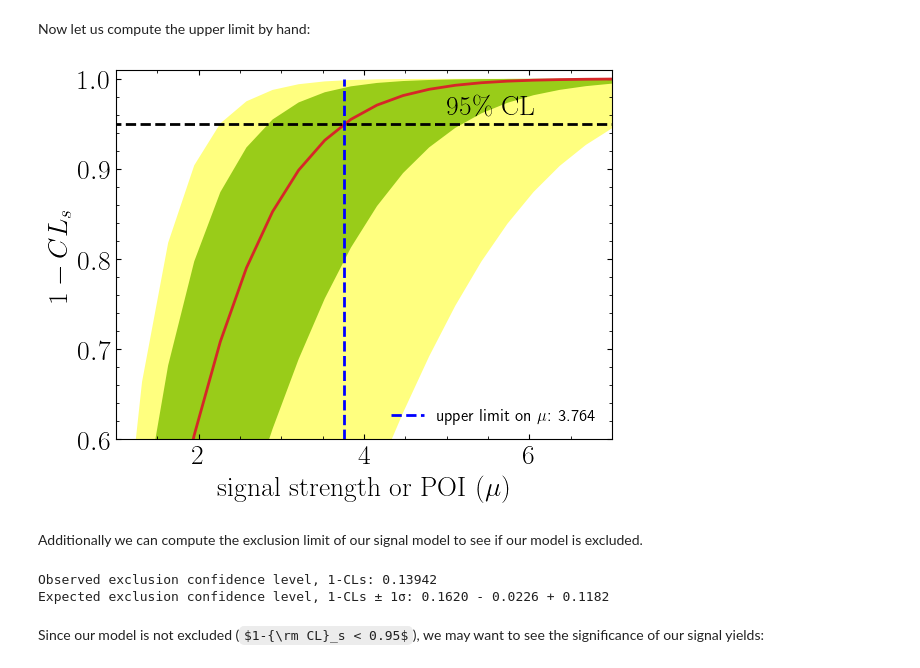
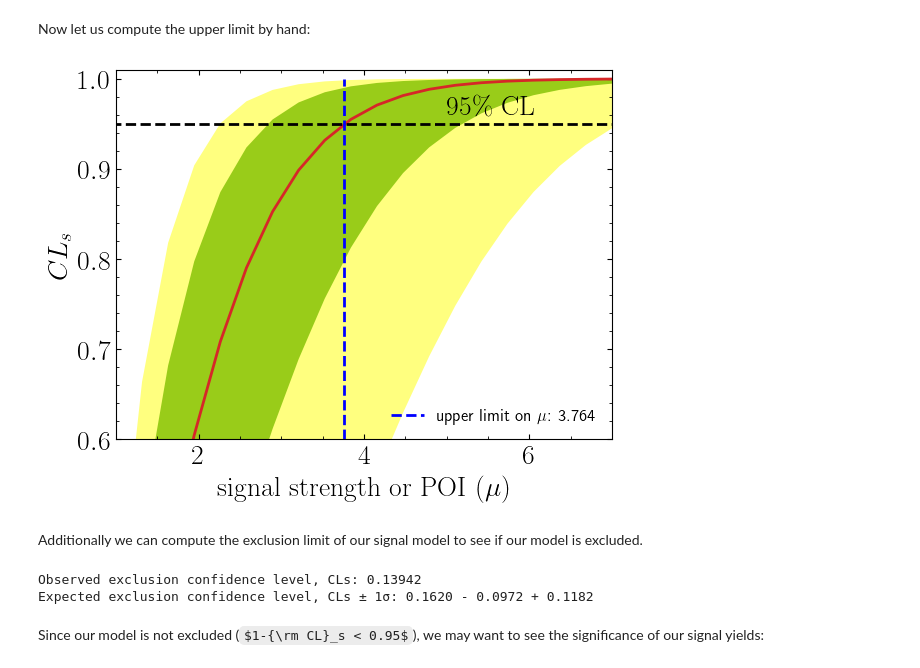
Before and after one commit to SpeysideHEP/spey, a Jupyter notebook: docs/tutorials/histogram.ipynb, the cells around one changed output. Drawn from its saved outputs; the diff is of its cells as text; code cells hidden in the pictures; some formulas as TeX source.

```diff
--- a/docs/tutorials/histogram.ipynb
+++ b/docs/tutorials/histogram.ipynb
@@ -151,38 +151,38 @@ poiUL = np.array(
 # %%
 plt.plot(poi, poiUL[:, 2], color="tab:red")
 plt.fill_between(poi, poiUL[:, 1], poiUL[:, 3], alpha=0.8, color="green", lw=0)
 plt.fill_between(poi, poiUL[:, 0], poiUL[:, 4], alpha=0.5, color="yellow", lw=0)
 plt.plot(
     [muUL_apost, muUL_apost],
     [0, 1],
     ls="dashed",
     color="b",
     label=f"upper limit on $\\mu$: {muUL_apost:.3f}",
 )
 plt.plot([0, 10], [0.95, 0.95], color="k", ls="dashed")
 plt.xlabel(r"${\rm signal\ strength\ or\ POI }\ (\mu)$")
-plt.ylabel("$1-CL_s$")
+plt.ylabel("$CL_s$")
 plt.xlim([1, 7])
 plt.ylim([0.6, 1.01])
 plt.text(5, 0.96, r"$95\%\ {\rm CL}$")
 plt.legend(loc="lower right", fontsize=12)
 plt.show()
 # %% [output]
-[figure, old version]
+[figure, new version]
 # %% [markdown]
 Additionally we can compute the exclusion limit of our signal model to see if our model is excluded.
 # %%
 print(
-    f"Observed exclusion confidence level, 1-CLs: {stat_model.exclusion_confidence_level()[0]:.5f}"
+    f"Observed exclusion confidence level, CLs: {stat_model.exclusion_confidence_level()[0]:.5f}"
 )
 
 exp_cls = stat_model.exclusion_confidence_level(expected=spey.ExpectationType.aposteriori)
 print(
-    f"Expected exclusion confidence level, 1-CLs ± 1σ: {exp_cls[2]:.4f} - {exp_cls[2]-exp_cls[3]:.4f} + {exp_cls[1]-exp_cls[2]:.4f}"
+    f"Expected exclusion confidence level, CLs ± 1σ: {exp_cls[2]:.4f} - {exp_cls[2]-exp_cls[3]:.4f} + {exp_cls[1]-exp_cls[2]:.4f}"
 )
 # %% [output]
-Observed exclusion confidence level, 1-CLs: 0.13942
-Expected exclusion confidence level, 1-CLs ± 1σ: 0.1620 - 0.0226 + 0.1182
+Observed exclusion confidence level, CLs: 0.13942
+Expected exclusion confidence level, CLs ± 1σ: 0.1620 - 0.0972 + 0.1182
 # %% [markdown]
 Since our model is not excluded ($1-{\rm CL}_s < 0.95$), we may want to see the significance of our signal yields:
 # %%
```
Also changed, not shown: 2 other files.
